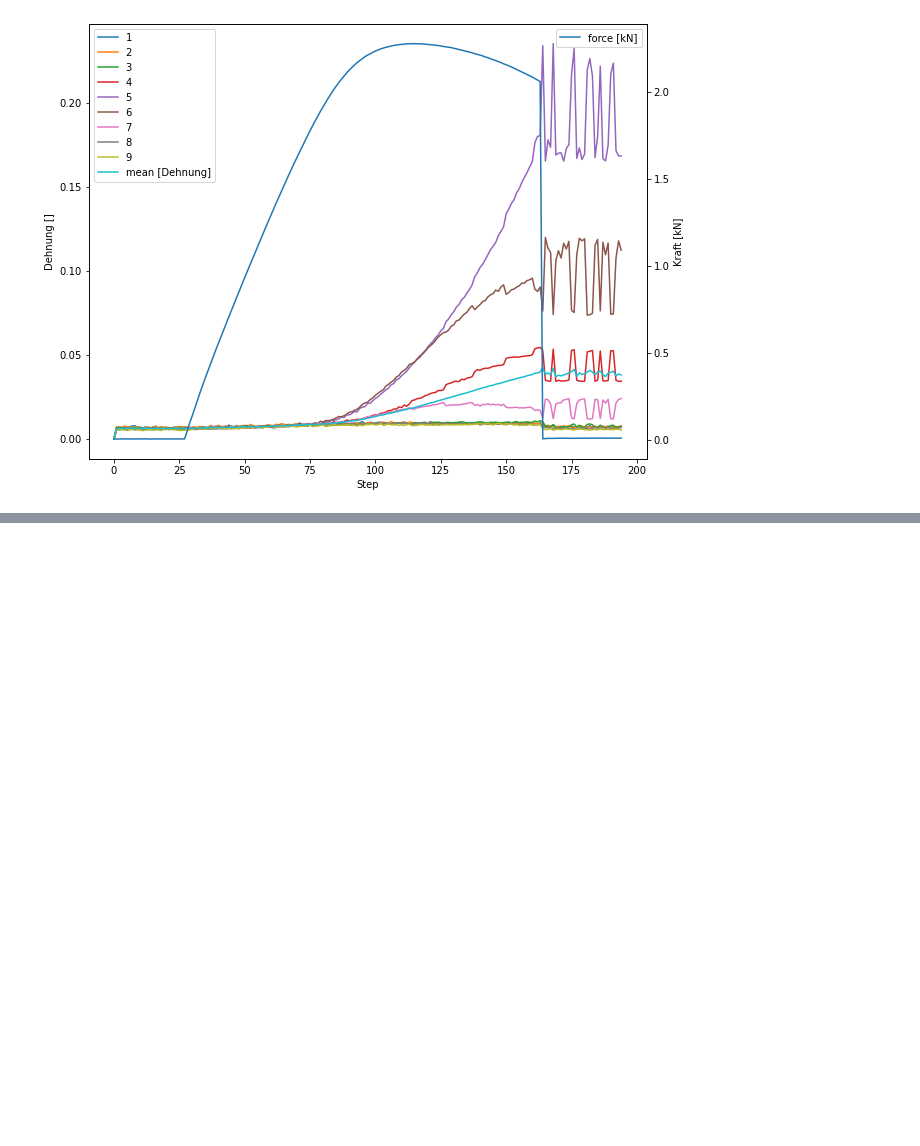
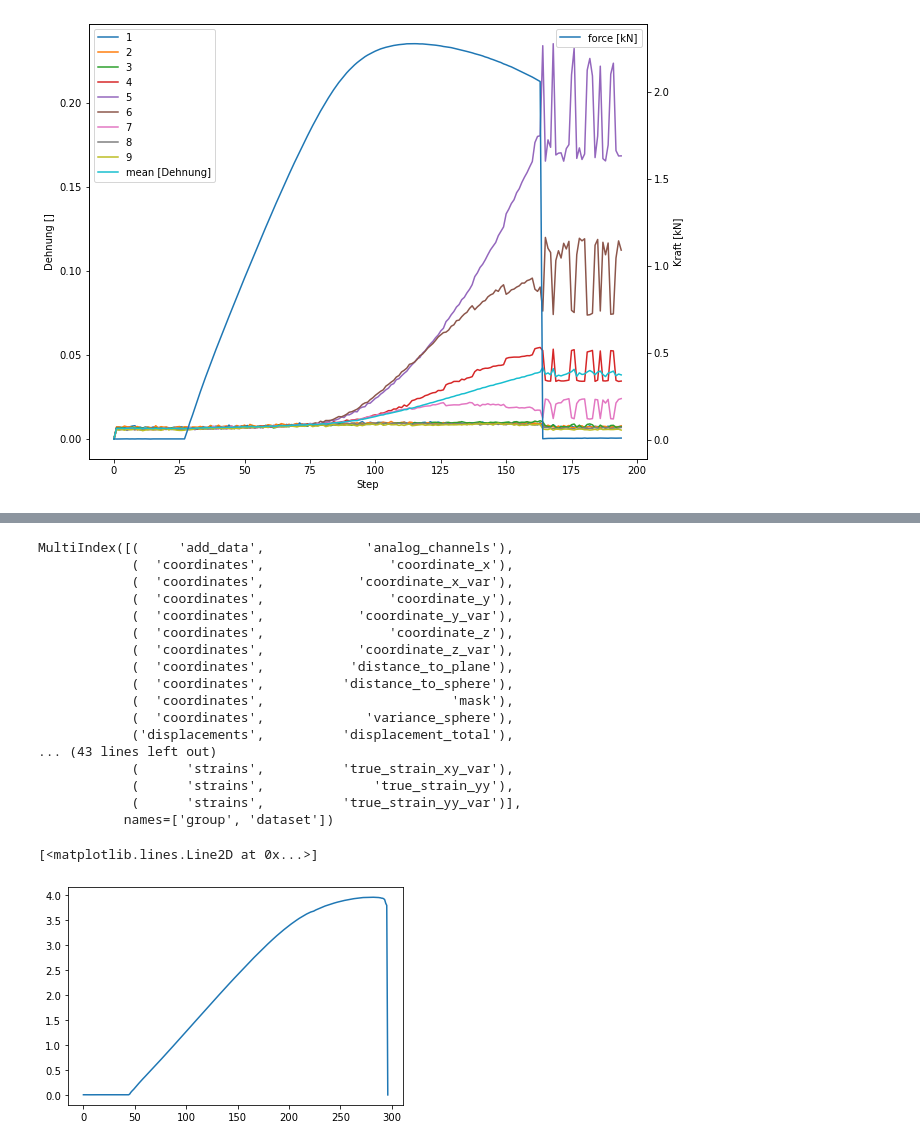
Before and after one commit to KMDE-10/DIC, a Jupyter notebook: EVALUATION.ipynb, the cells around one changed output, grey strips where cells are left out. Drawn from its saved outputs; the diff is of its cells as text; code cells hidden in the pictures; blank space fills up the shorter version.

```diff
--- a/EVALUATION.ipynb
+++ b/EVALUATION.ipynb
@@ -219,3 +219,7 @@ fig.savefig('test.png',dpi=500)
 
 def get_full_df():
     return()
+# %%
+path='Y:\\Istra Repositories\\ch-gr_exports\\QL_A_8yiii.pickle'
+lookup=pd.read_pickle(path,compression='zip')
+display(lookup)
@@ -221,0 +241,27 @@ def get_full_df():
+# %%
+display(lookup.columns)
+force=[]
+for i in lookup.index:
+    force.append(lookup.loc[i,('add_data','analog_channels')][0][0])
+
+plt.plot(force)
+# %% [output]
+MultiIndex([(     'add_data',             'analog_channels'),
+            (  'coordinates',                'coordinate_x'),
+            (  'coordinates',            'coordinate_x_var'),
+            (  'coordinates',                'coordinate_y'),
+            (  'coordinates',            'coordinate_y_var'),
+            (  'coordinates',                'coordinate_z'),
+            (  'coordinates',            'coordinate_z_var'),
+            (  'coordinates',           'distance_to_plane'),
+            (  'coordinates',          'distance_to_sphere'),
+            (  'coordinates',                        'mask'),
+            (  'coordinates',             'variance_sphere'),
+            ('displacements',          'displacement_total'),
+... (43 lines left out)
+            (      'strains',          'true_strain_xy_var'),
+            (      'strains',              'true_strain_yy'),
+            (      'strains',          'true_strain_yy_var')],
+           names=['group', 'dataset'])
+[<matplotlib.lines.Line2D at 0x...>]
+[figure, added]
```
Also changed, not shown: parts of 8 cells of this notebook, 1 other file.
